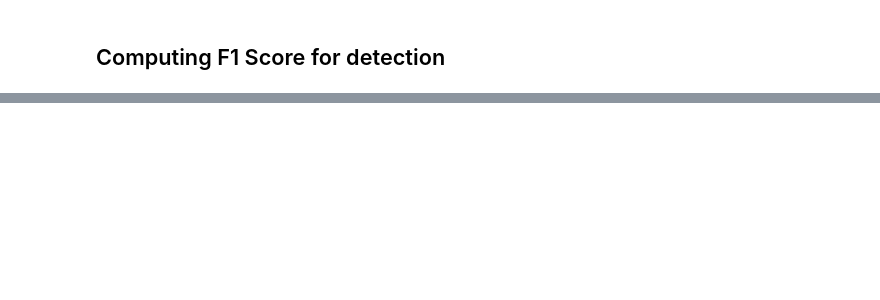
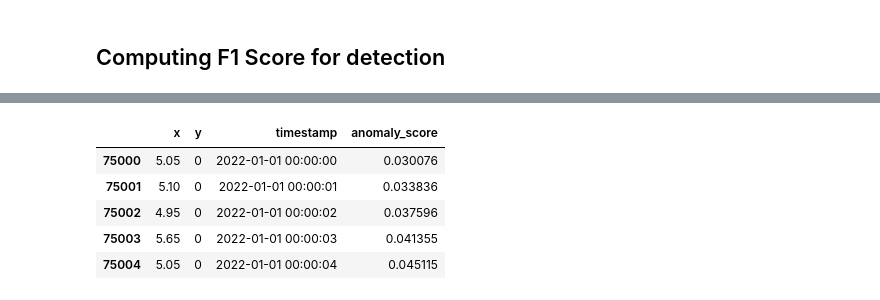
Before and after one commit to ibm-granite/granite-tsfm, a Jupyter notebook: notebooks/hfdemo/tspulse_anomaly_detection.ipynb, the cells around one changed output, grey strips where cells are left out. Cells and saved outputs as stored; diff of their text form; code cells hidden in the pictures; blank space fills up the shorter version.

```diff
--- a/notebooks/hfdemo/tspulse_anomaly_detection.ipynb
+++ b/notebooks/hfdemo/tspulse_anomaly_detection.ipynb
@@ -159,0 +251,9 @@ display(matrix)
+# %%
+result_test.head()
+# %% [output]
+|  | x | y | timestamp | anomaly_score |
+| 75000 | 5.05 | 0 | 2022-01-01 00:00:00 | 0.030076 |
+| 75001 | 5.10 | 0 | 2022-01-01 00:00:01 | 0.033836 |
+| 75002 | 4.95 | 0 | 2022-01-01 00:00:02 | 0.037596 |
+| 75003 | 5.65 | 0 | 2022-01-01 00:00:03 | 0.041355 |
+| 75004 | 5.05 | 0 | 2022-01-01 00:00:04 | 0.045115 |
```
Also changed, not shown: parts of 22 cells of this notebook.
